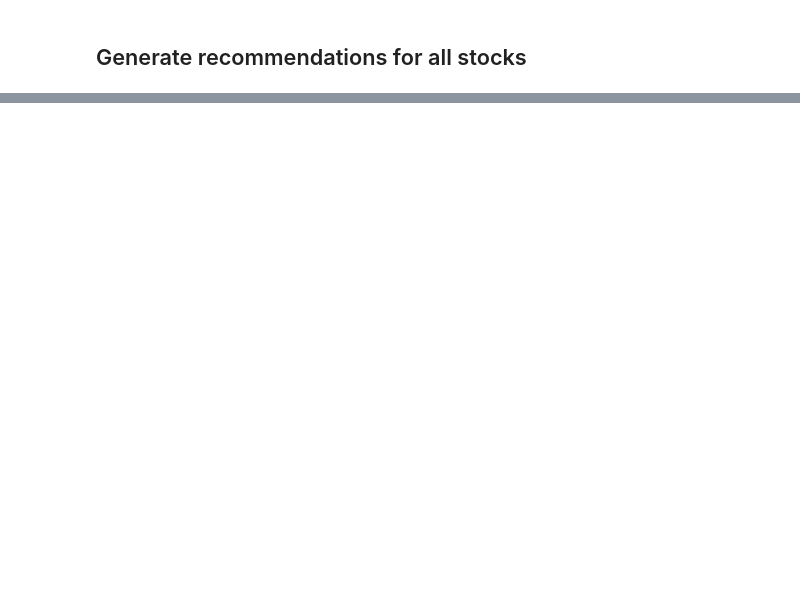
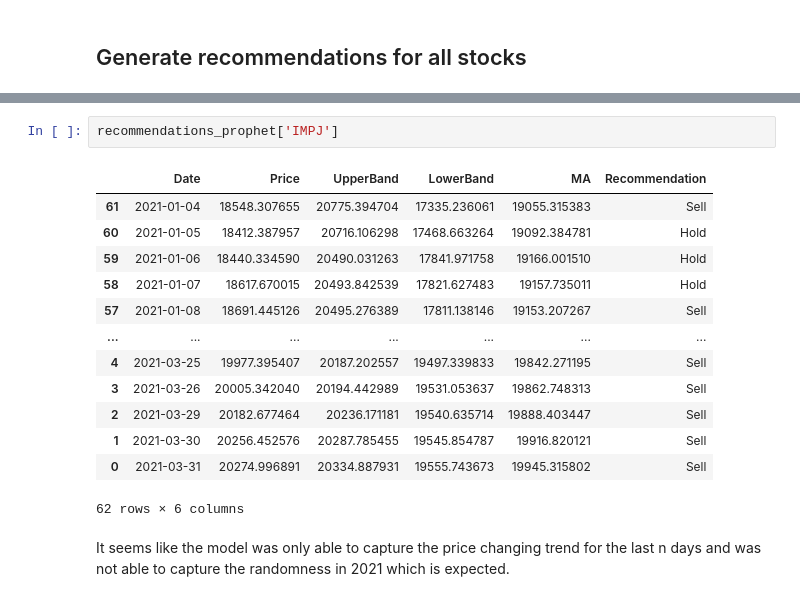
Before and after one commit to XO-Appleton/MRIfIFd7jKq1ziBF, a Jupyter notebook: ValueInvestor.ipynb, the cells around one changed output, grey strips where cells are left out. Cells and saved outputs as stored; diff of their text form; blank space fills up the shorter version.

```diff
--- a/ValueInvestor.ipynb
+++ b/ValueInvestor.ipynb
@@ -643,0 +653,18 @@ See the caveats in the documentation: https://pandas.pydata.org/pandas-docs/stab
+# %%
+recommendations_prophet['IMPJ']
+# %% [output]
+|  | Date | Price | UpperBand | LowerBand | MA | Recommendation |
+| 61 | 2021-01-04 | 18548.307655 | 20775.394704 | 17335.236061 | 19055.315383 | Sell |
+| 60 | 2021-01-05 | 18412.387957 | 20716.106298 | 17468.663264 | 19092.384781 | Hold |
+| 59 | 2021-01-06 | 18440.334590 | 20490.031263 | 17841.971758 | 19166.001510 | Hold |
+| 58 | 2021-01-07 | 18617.670015 | 20493.842539 | 17821.627483 | 19157.735011 | Hold |
+| 57 | 2021-01-08 | 18691.445126 | 20495.276389 | 17811.138146 | 19153.207267 | Sell |
+| ... | ... | ... | ... | ... | ... | ... |
+| 4 | 2021-03-25 | 19977.395407 | 20187.202557 | 19497.339833 | 19842.271195 | Sell |
+| 3 | 2021-03-26 | 20005.342040 | 20194.442989 | 19531.053637 | 19862.748313 | Sell |
+| 2 | 2021-03-29 | 20182.677464 | 20236.171181 | 19540.635714 | 19888.403447 | Sell |
+| 1 | 2021-03-30 | 20256.452576 | 20287.785455 | 19545.854787 | 19916.820121 | Sell |
+| 0 | 2021-03-31 | 20274.996891 | 20334.887931 | 19555.743673 | 19945.315802 | Sell |
+62 rows × 6 columns
+# %% [markdown]
+It seems like the model was only able to capture the price changing trend for the last n days and was not able to capture the randomness in 2021 which is expected.
```
Also changed, not shown: parts of 18 cells of this notebook.
